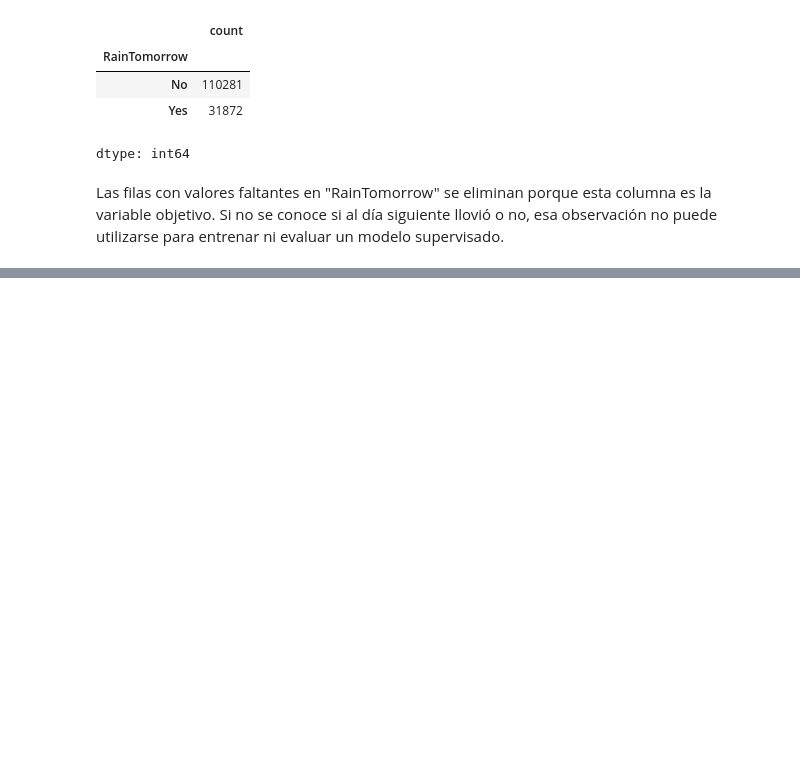
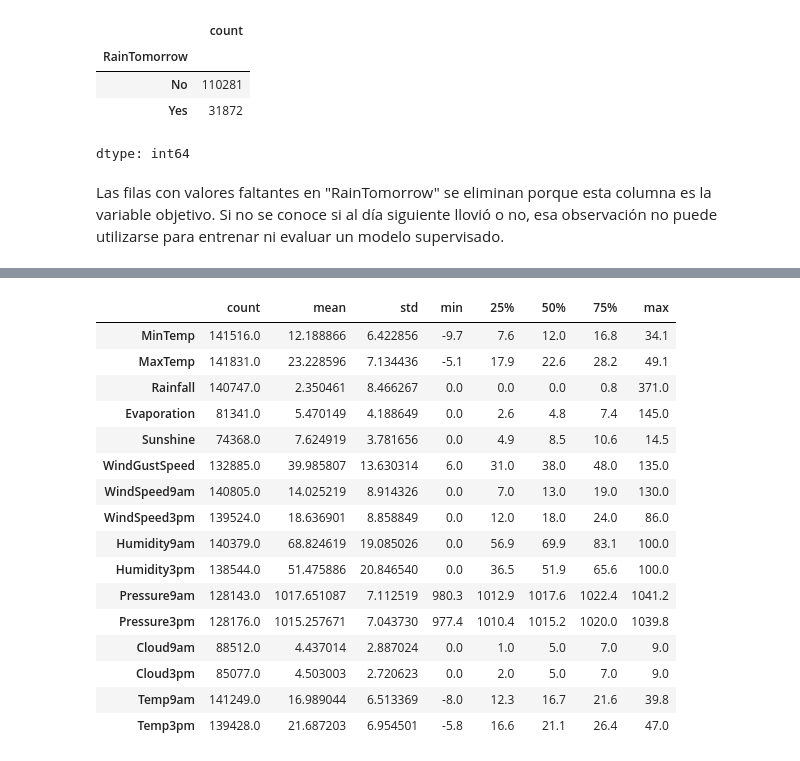
Before and after one commit to ZahirJacob/AA1-TUIA-Dimenna-Jacob-Taborda, a Jupyter notebook: TP_clasificacion_AA1.ipynb, the cells around one changed output, grey strips where cells are left out. Drawn from its saved outputs; the diff is of its cells as text; code cells hidden in the pictures; blank space fills up the shorter version.

```diff
--- a/TP_clasificacion_AA1.ipynb
+++ b/TP_clasificacion_AA1.ipynb
@@ -175,0 +218,21 @@ Las filas con valores faltantes en "RainTomorrow" se eliminan porque esta column
+# %%
+# obtenemos medidas descriptivas de las variables numéricas
+df[columnas_numericas].describe().T
+# %% [output]
+|  | count | mean | std | min | 25% | 50% | 75% | max |
+| MinTemp | 141516.0 | 12.188866 | 6.422856 | -9.7 | 7.6 | 12.0 | 16.8 | 34.1 |
+| MaxTemp | 141831.0 | 23.228596 | 7.134436 | -5.1 | 17.9 | 22.6 | 28.2 | 49.1 |
+| Rainfall | 140747.0 | 2.350461 | 8.466267 | 0.0 | 0.0 | 0.0 | 0.8 | 371.0 |
+| Evaporation | 81341.0 | 5.470149 | 4.188649 | 0.0 | 2.6 | 4.8 | 7.4 | 145.0 |
+| Sunshine | 74368.0 | 7.624919 | 3.781656 | 0.0 | 4.9 | 8.5 | 10.6 | 14.5 |
+| WindGustSpeed | 132885.0 | 39.985807 | 13.630314 | 6.0 | 31.0 | 38.0 | 48.0 | 135.0 |
+| WindSpeed9am | 140805.0 | 14.025219 | 8.914326 | 0.0 | 7.0 | 13.0 | 19.0 | 130.0 |
+| WindSpeed3pm | 139524.0 | 18.636901 | 8.858849 | 0.0 | 12.0 | 18.0 | 24.0 | 86.0 |
+| Humidity9am | 140379.0 | 68.824619 | 19.085026 | 0.0 | 56.9 | 69.9 | 83.1 | 100.0 |
+| Humidity3pm | 138544.0 | 51.475886 | 20.846540 | 0.0 | 36.5 | 51.9 | 65.6 | 100.0 |
+| Pressure9am | 128143.0 | 1017.651087 | 7.112519 | 980.3 | 1012.9 | 1017.6 | 1022.4 | 1041.2 |
+| Pressure3pm | 128176.0 | 1015.257671 | 7.043730 | 977.4 | 1010.4 | 1015.2 | 1020.0 | 1039.8 |
+| Cloud9am | 88512.0 | 4.437014 | 2.887024 | 0.0 | 1.0 | 5.0 | 7.0 | 9.0 |
+| Cloud3pm | 85077.0 | 4.503003 | 2.720623 | 0.0 | 2.0 | 5.0 | 7.0 | 9.0 |
+| Temp9am | 141249.0 | 16.989044 | 6.513369 | -8.0 | 12.3 | 16.7 | 21.6 | 39.8 |
+| Temp3pm | 139428.0 | 21.687203 | 6.954501 | -5.8 | 16.6 | 21.1 | 26.4 | 47.0 |
```
Also changed, not shown: parts of 18 cells of this notebook.
